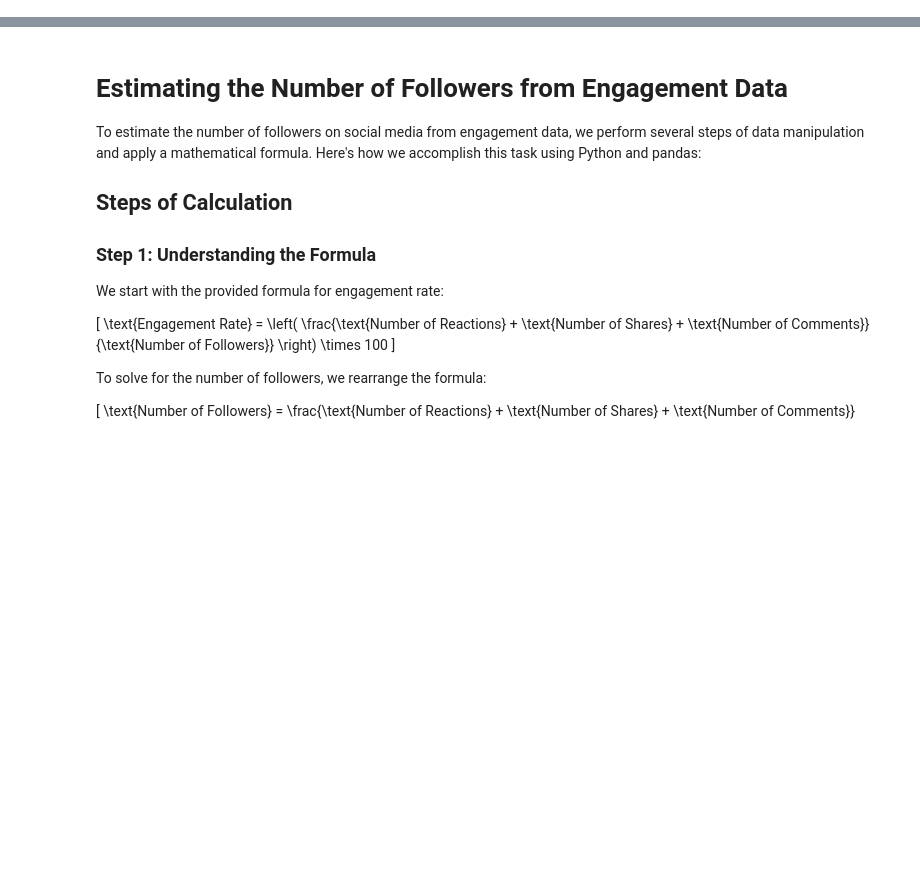
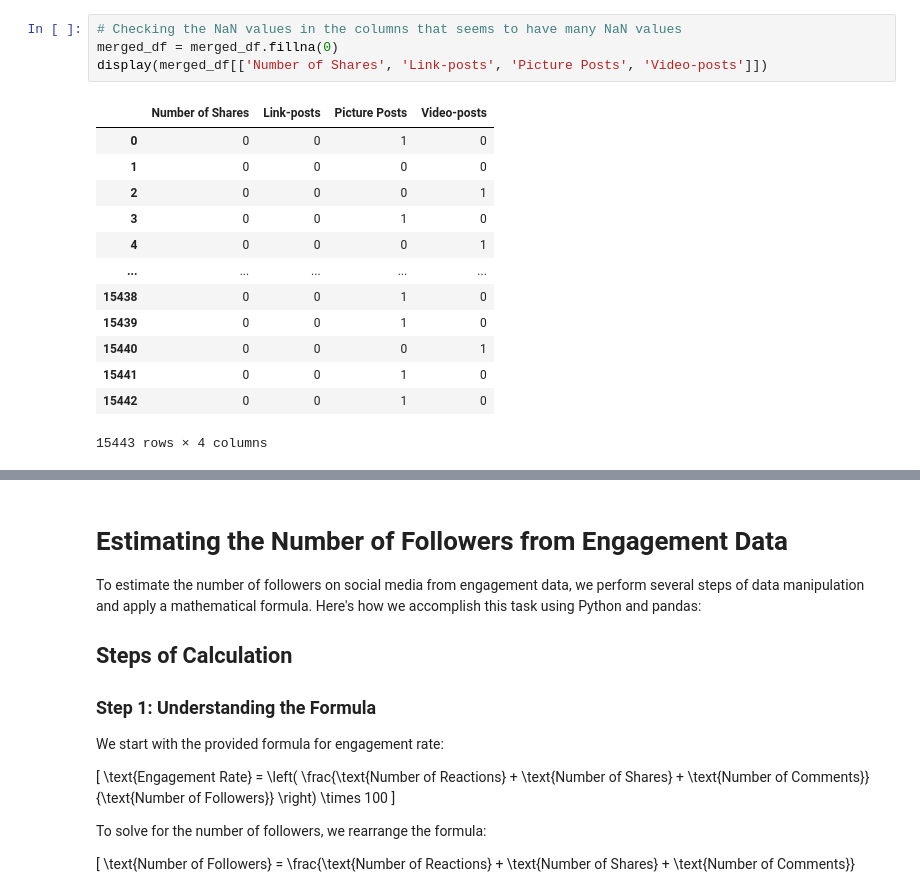
Before and after one commit to alvaarro/DigitalMarketingStrategy, a Jupyter notebook: test_features.ipynb, the cells around one changed output, grey strips where cells are left out. Cells and saved outputs as stored; diff of their text form; blank space fills up the shorter version.

```diff
--- a/test_features.ipynb
+++ b/test_features.ipynb
@@ -31,3 +33,21 @@ First few rows of Merged Themeparcs :
+# %%
+# Checking the NaN values in the columns that seems to have many NaN values
+merged_df = merged_df.fillna(0)
+display(merged_df[['Number of Shares', 'Link-posts', 'Picture Posts', 'Video-posts']])
+# %% [output]
+|  | Number of Shares | Link-posts | Picture Posts | Video-posts |
+| 0 | 0 | 0 | 1 | 0 |
+| 1 | 0 | 0 | 0 | 0 |
+| 2 | 0 | 0 | 0 | 1 |
+| 3 | 0 | 0 | 1 | 0 |
+| 4 | 0 | 0 | 0 | 1 |
+| ... | ... | ... | ... | ... |
+| 15438 | 0 | 0 | 1 | 0 |
+| 15439 | 0 | 0 | 1 | 0 |
+| 15440 | 0 | 0 | 0 | 1 |
+| 15441 | 0 | 0 | 1 | 0 |
+| 15442 | 0 | 0 | 1 | 0 |
+15443 rows × 4 columns
 # %%
 # Sum the relevant columns to create a total score for each observation
 columns_to_sum = [
```
Also changed, not shown: parts of 7 cells of this notebook.
